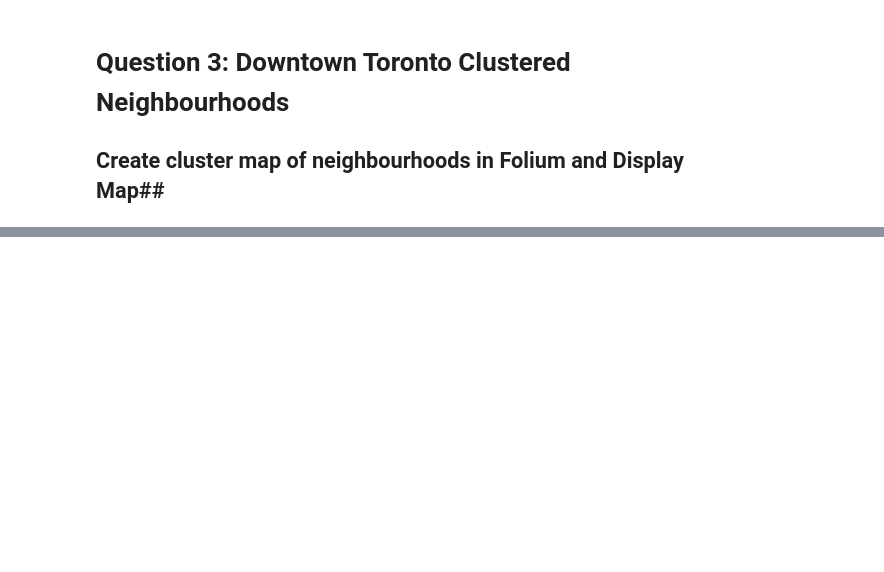
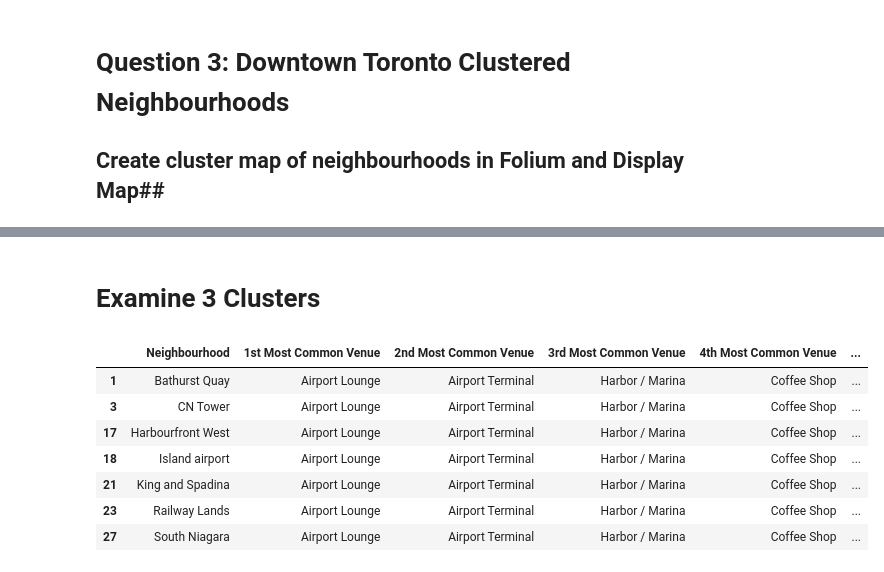
Before and after one commit to Kofi-Codrington/github-example, a Jupyter notebook: Applied Data Science Capstone - Week 3 Peer Graded Assignment.ipynb, the cells around one changed output, grey strips where cells are left out. Saved outputs shown, nothing was run; the diff lists cells and outputs as text; code cells hidden in the pictures; blank space fills up the shorter version.

```diff
--- a/Applied Data Science Capstone - Week 3 Peer Graded Assignment.ipynb
+++ b/Applied Data Science Capstone - Week 3 Peer Graded Assignment.ipynb
@@ -301,3 +395,16 @@ for lat, lon, poi, cluster in zip(df5['Latitude'], df5['Longitude'], df5['Neighb
 map_clusters
 # %% [output]
 [interactive output not drawn]
+# %% [markdown]
+# Examine 3 Clusters #
+# %%
+df5.loc[df5['Cluster Labels'] == 0, df5.columns[[3] + list(range(4, df5.shape[1]))]]
+# %% [output]
+|  | Neighbourhood | 1st Most Common Venue | 2nd Most Common Venue | 3rd Most Common Venue | 4th Most Common Venue | ... |
+| 1 | Bathurst Quay | Airport Lounge | Airport Terminal | Harbor / Marina | Coffee Shop | ... |
+| 3 | CN Tower | Airport Lounge | Airport Terminal | Harbor / Marina | Coffee Shop | ... |
+| 17 | Harbourfront West | Airport Lounge | Airport Terminal | Harbor / Marina | Coffee Shop | ... |
+| 18 | Island airport | Airport Lounge | Airport Terminal | Harbor / Marina | Coffee Shop | ... |
+| 21 | King and Spadina | Airport Lounge | Airport Terminal | Harbor / Marina | Coffee Shop | ... |
+| 23 | Railway Lands | Airport Lounge | Airport Terminal | Harbor / Marina | Coffee Shop | ... |
+| 27 | South Niagara | Airport Lounge | Airport Terminal | Harbor / Marina | Coffee Shop | ... |
```
Also changed, not shown: parts of 22 cells of this notebook.
